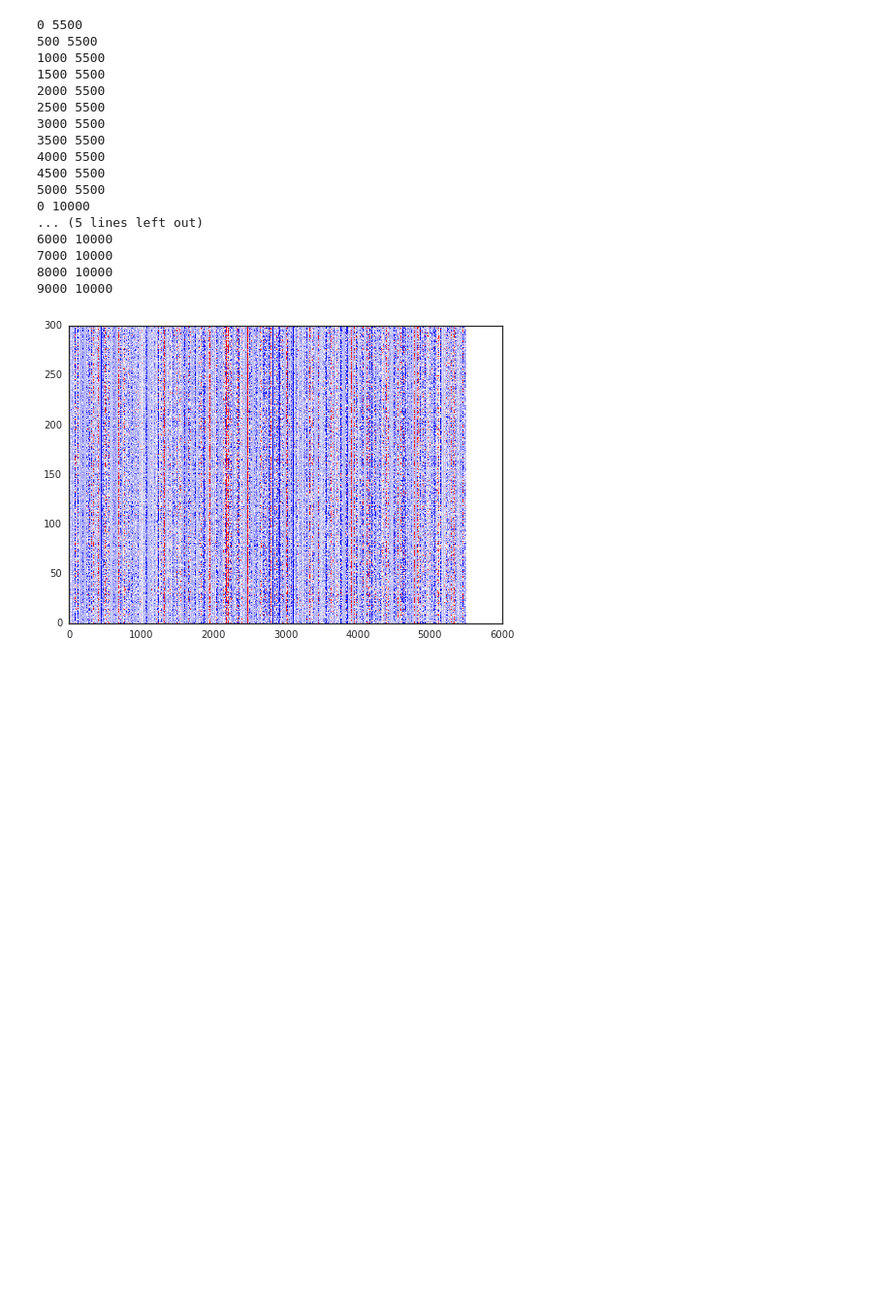
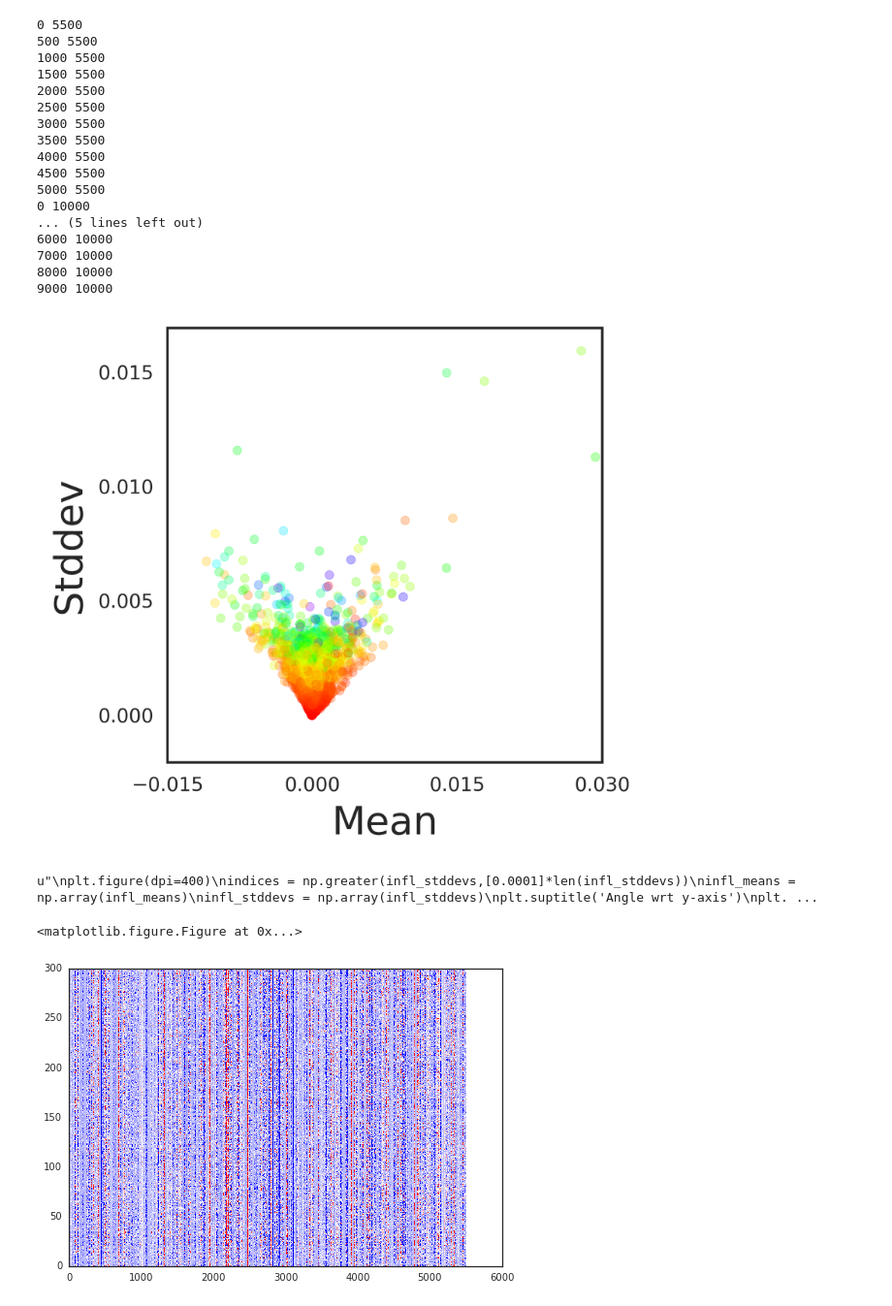
Before and after one commit to bbbert/influence-release, a Jupyter notebook: scripts/test_train_infl_stability-mnist.ipynb, the cells around one changed output. Shown at 97% size. Drawn from its saved outputs; the diff is of its cells as text; code cells hidden in the pictures; blank space fills up the shorter version.

```diff
--- a/scripts/test_train_infl_stability-mnist.ipynb
+++ b/scripts/test_train_infl_stability-mnist.ipynb
@@ -129,6 +126,30 @@ normalize = colors.Normalize(min(train_means), max(train_means))
 7000 10000
 8000 10000
 9000 10000
+# %%
+plt.figure(dpi=400,figsize=(4,4))
+plt.scatter(infl_means, infl_stddevs,alpha=0.3, color=plt.cm.hsv(normalize(train_means)))
+plt.xlabel('Mean',fontsize=20)
+plt.xlim(-0.015,0.03)
+plt.xticks([-0.015,0,0.015,0.03])
+plt.ylabel('Stddev',fontsize=20)
+plt.ylim(-0.002,0.017)
+plt.show()
+plt.savefig('MNIST_indiv_pred_infl.png',dpi=400)
+"""
+plt.figure(dpi=400)
+indices = np.greater(infl_stddevs,[0.0001]*len(infl_stddevs))
+infl_means = np.array(infl_means)
+infl_stddevs = np.array(infl_stddevs)
+plt.suptitle('Angle wrt y-axis')
+plt.xlabel('Radians')
+plt.ylabel('Count')
+plt.hist(np.arctan(np.divide(infl_means[np.where(indices)[0]],infl_stddevs[np.where(indices)[0]])),bins=30,range=(-2,2))
+plt.show()"""
+# %% [output]
+[figure, added]
+u"\nplt.figure(dpi=400)\nindices = np.greater(infl_stddevs,[0.0001]*len(infl_stddevs))\ninfl_means = np.array(infl_means)\ninfl_stddevs = np.array(infl_stddevs)\nplt.suptitle('Angle wrt y-axis')\nplt. ...
+<matplotlib.figure.Figure at 0x...>
 # %%
 import sys
 sys.setrecursionlimit(10000)
```
Also changed, not shown: parts of 1 cell of this notebook, 9 other files.
